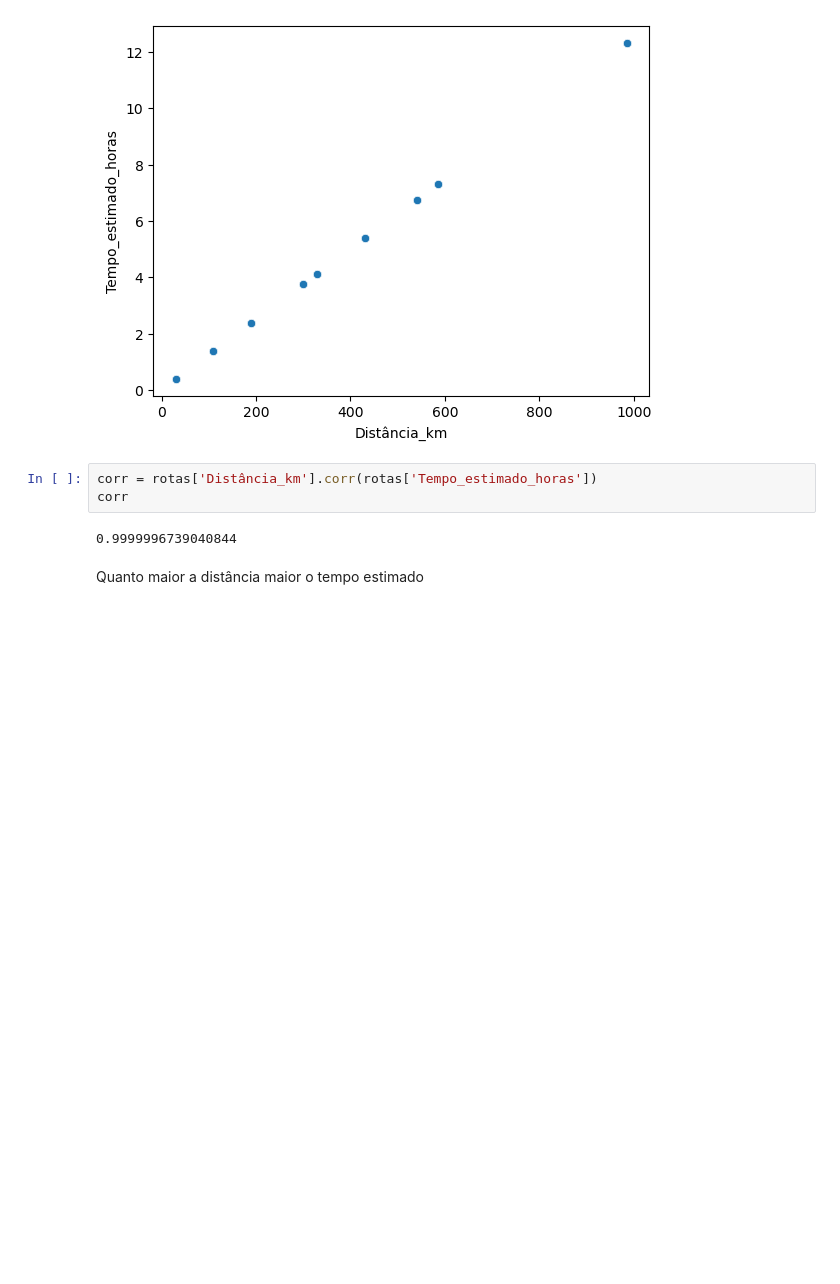
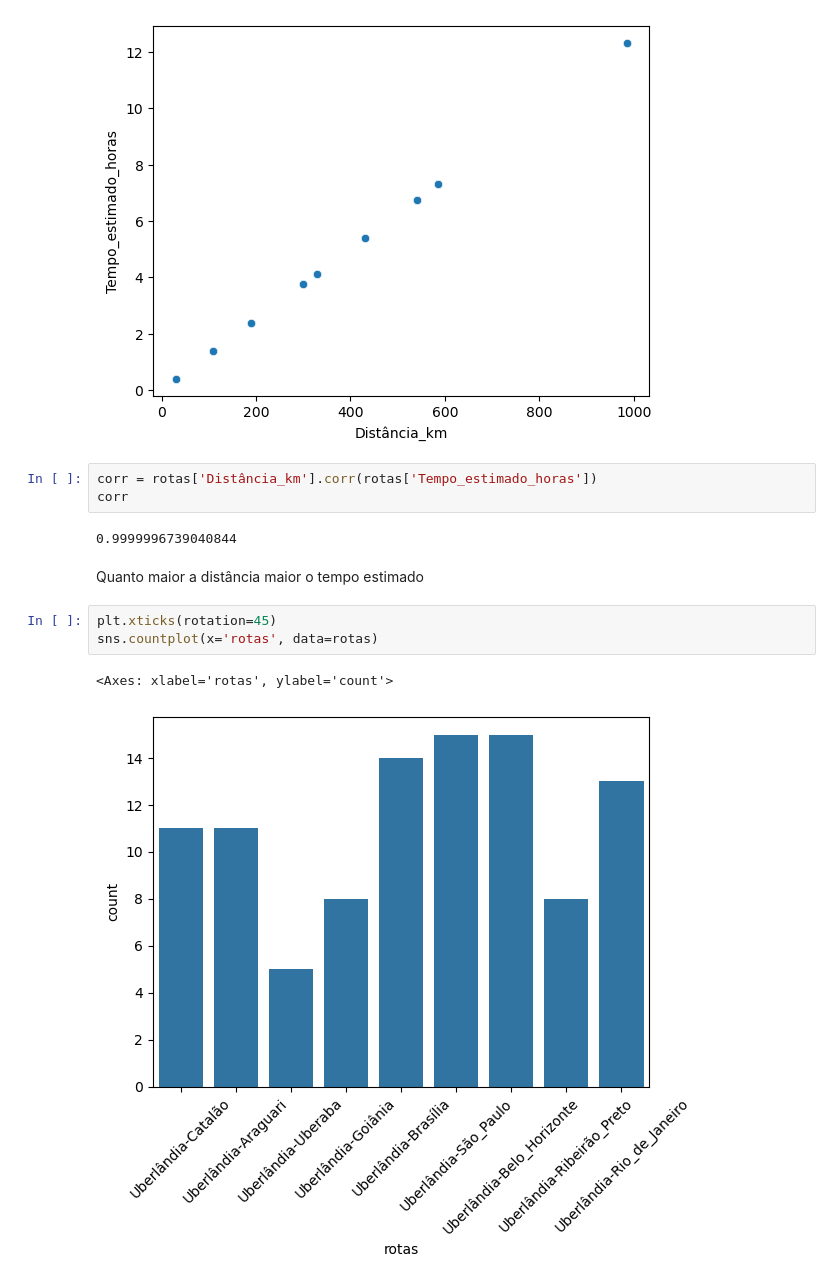
Before and after one commit to Ma27Am12/paranaiba-transportes, a Jupyter notebook: Código/EDA.ipynb, the cells around one changed output. Cells and saved outputs as stored; diff of their text form; blank space fills up the shorter version.

```diff
--- a/Código/EDA.ipynb
+++ b/Código/EDA.ipynb
@@ -150,3 +150,9 @@ corr
 0.9999996739040844
 # %% [markdown]
 Quanto maior a distância maior o tempo estimado
+# %%
+plt.xticks(rotation=45)
+sns.countplot(x='rotas', data=rotas)
+# %% [output]
+<Axes: xlabel='rotas', ylabel='count'>
+[figure, added]
```
Also changed, not shown: parts of 27 cells of this notebook.
